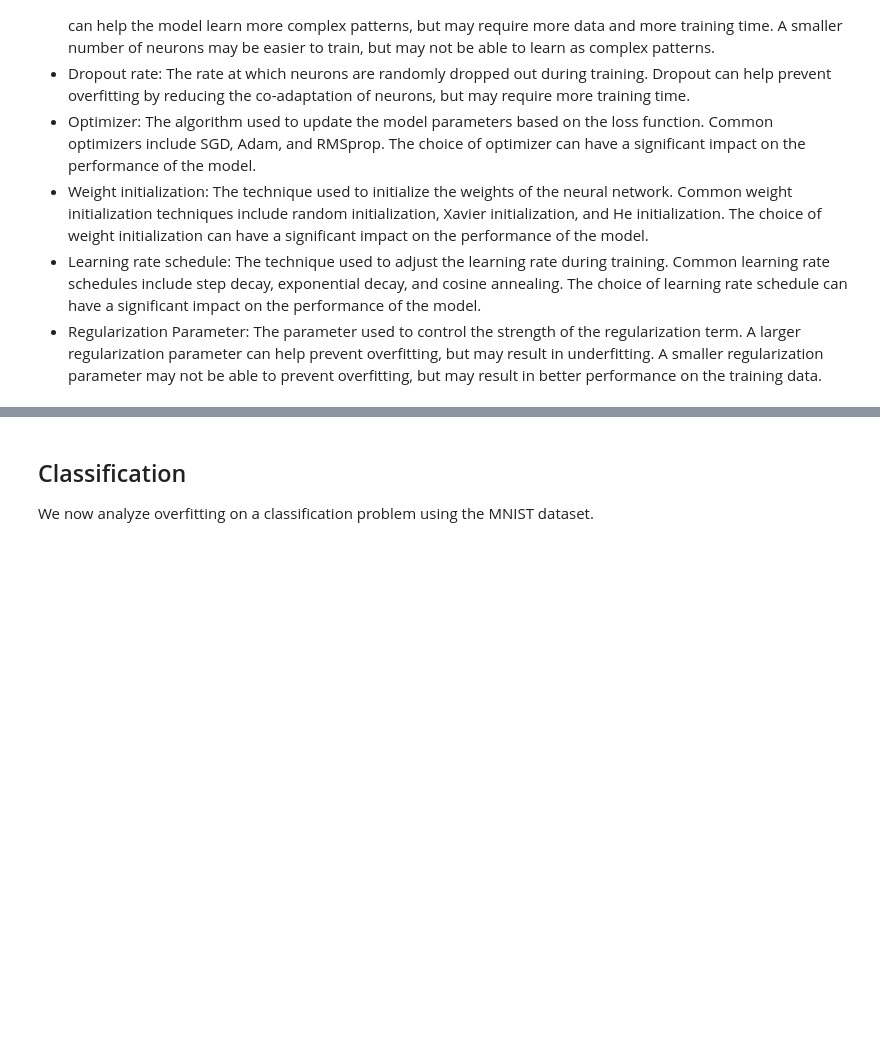
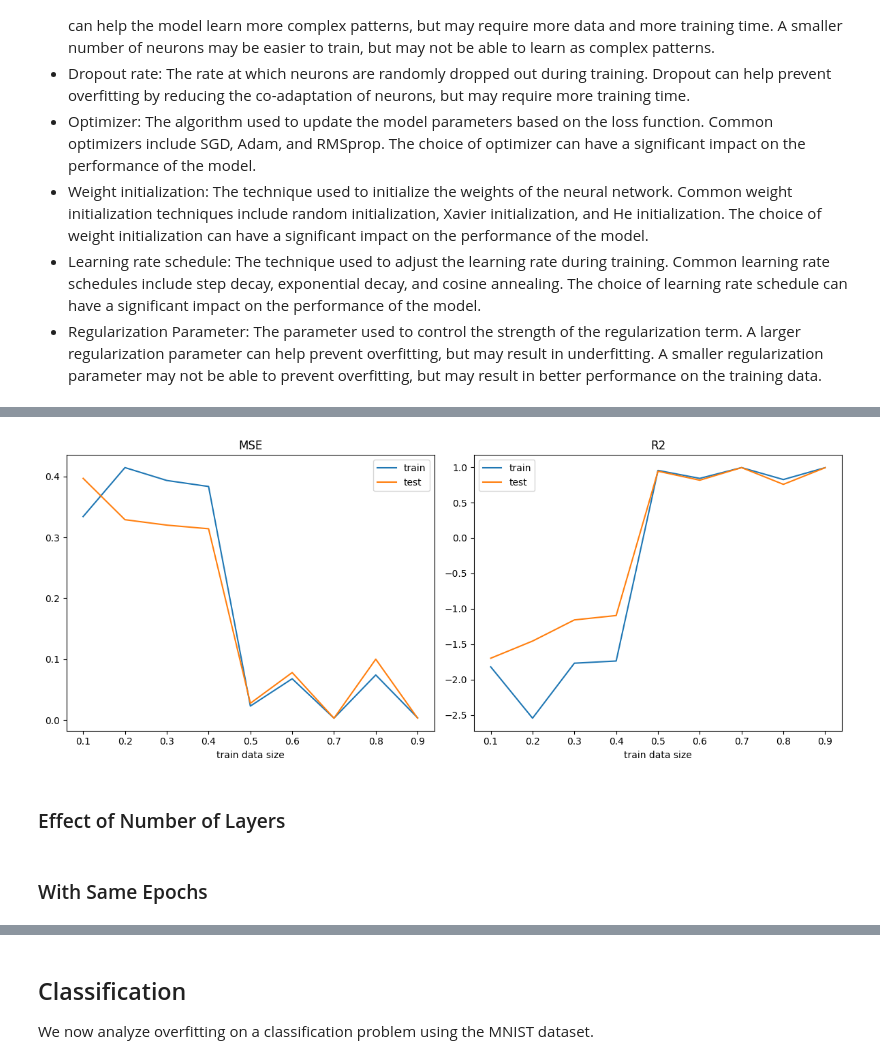
Before and after one commit to Shahriar-0/Neural-Networks-and-Deep-Learning-Course-Projects-S2024, a Jupyter notebook: HW1-FullyConnectedNeuralNetworks/src/4.OptimisedNN.ipynb, the cells around one changed output, grey strips where cells are left out. Cells and saved outputs as stored; diff of their text form; code cells hidden in the pictures; blank space fills up the shorter version.

```diff
--- a/HW1-FullyConnectedNeuralNetworks/src/4.OptimisedNN.ipynb
+++ b/HW1-FullyConnectedNeuralNetworks/src/4.OptimisedNN.ipynb
@@ -925,0 +363,26 @@ Mean Absolute Error: 0.6387691035293561
+# %%
+fig, axes = plt.subplots(nrows=1, ncols=2, figsize=(12, 5))
+sizes = [0.1, 0.2, 0.3, 0.4, 0.5, 0.6, 0.7, 0.8, 0.9]
+
+axes[0].plot(sizes, mse_train, label="train")
+axes[0].plot(sizes, mse_test, label="test")
+axes[0].set_title("MSE")
+axes[0].set_xlabel("train data size")
+axes[0].set_xticks(sizes)
+axes[0].legend()
+
+axes[1].plot(sizes, r2_train, label="train")
+axes[1].plot(sizes, r2_test, label="test")
+axes[1].set_title("R2")
+axes[1].set_xlabel("train data size")
+axes[1].set_xticks(sizes)
+axes[1].legend()
+
+plt.tight_layout()
+plt.show()
+# %% [output]
+[figure, added]
+# %% [markdown]
+### Effect of Number of Layers
+# %% [markdown]
+### With Same Epochs
```
Also changed, not shown: parts of 96 cells of this notebook, 7 other files.
